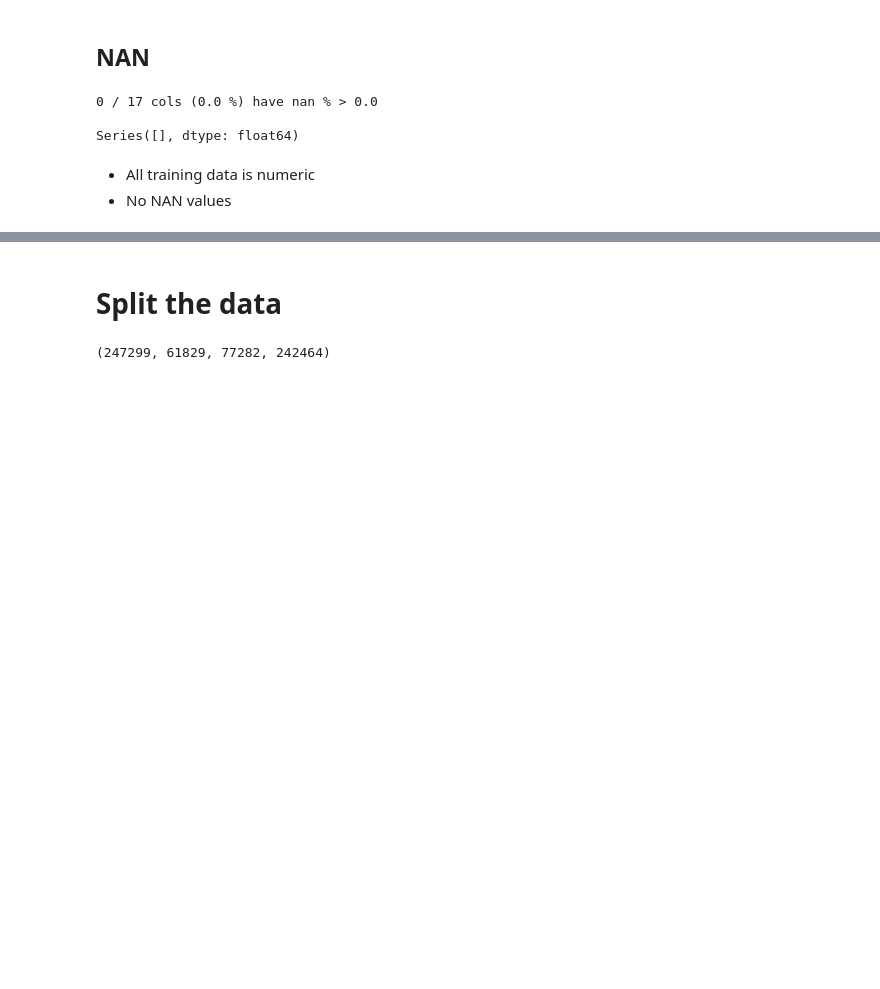
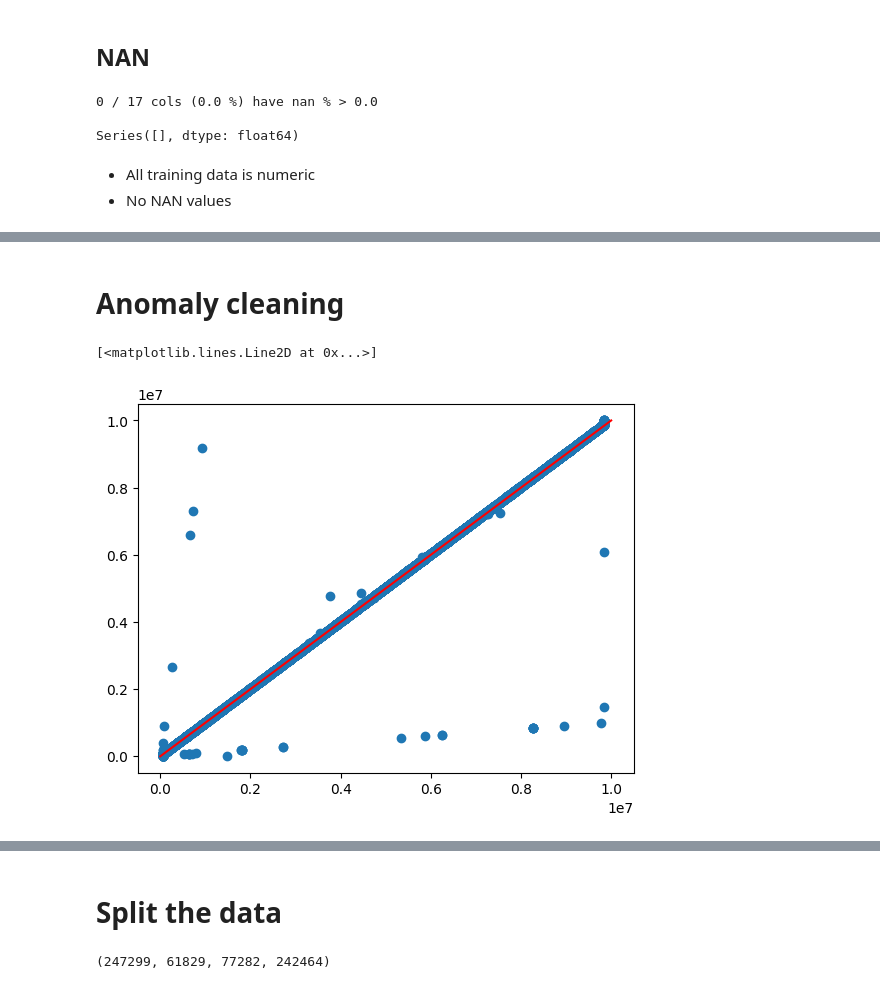
Before and after one commit to PashaIanko/Kaggle.ParisHousingPrices, a Jupyter notebook: 0_baseline_training.ipynb, the cells around one changed output, grey strips where cells are left out. Saved outputs shown, nothing was run; the diff lists cells and outputs as text; code cells hidden in the pictures; blank space fills up the shorter version.

```diff
--- a/0_baseline_training.ipynb
+++ b/0_baseline_training.ipynb
@@ -190,0 +224,11 @@ Series([], dtype: float64)
+# %% [markdown]
+# Anomaly cleaning
+# %%
+COEF = 99.7
+
+p = [COEF * s for s in df_train['squareMeters']]
+plt.scatter(p, df_train['price'])
+plt.plot(np.linspace(0, 10000000, 50), np.linspace(0, 10000000, 50), color='red')
+# %% [output]
+[<matplotlib.lines.Line2D at 0x...>]
+[figure, added]
```
Also changed, not shown: parts of 19 cells of this notebook.
